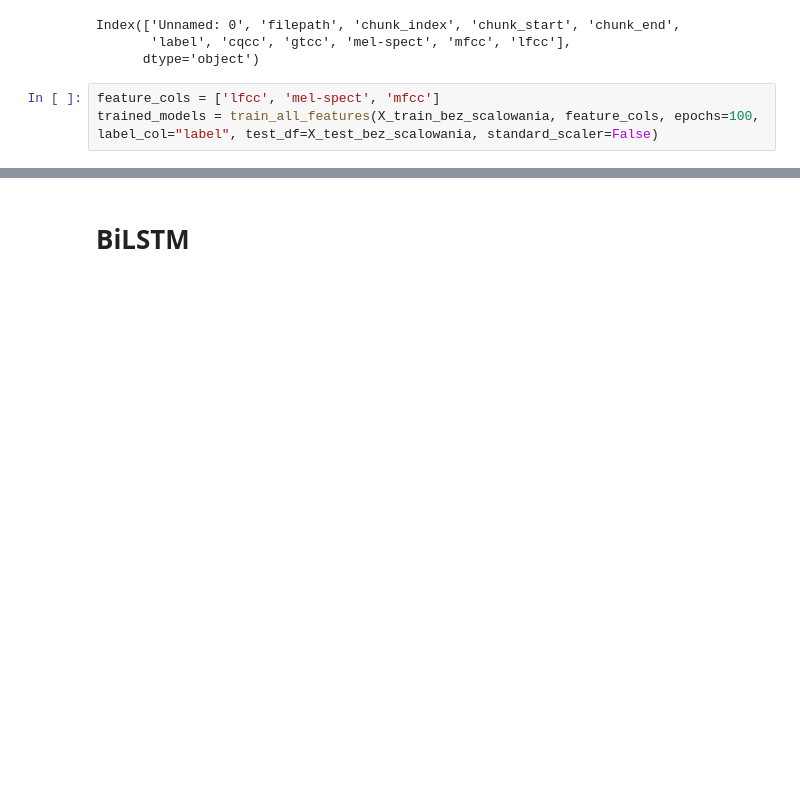
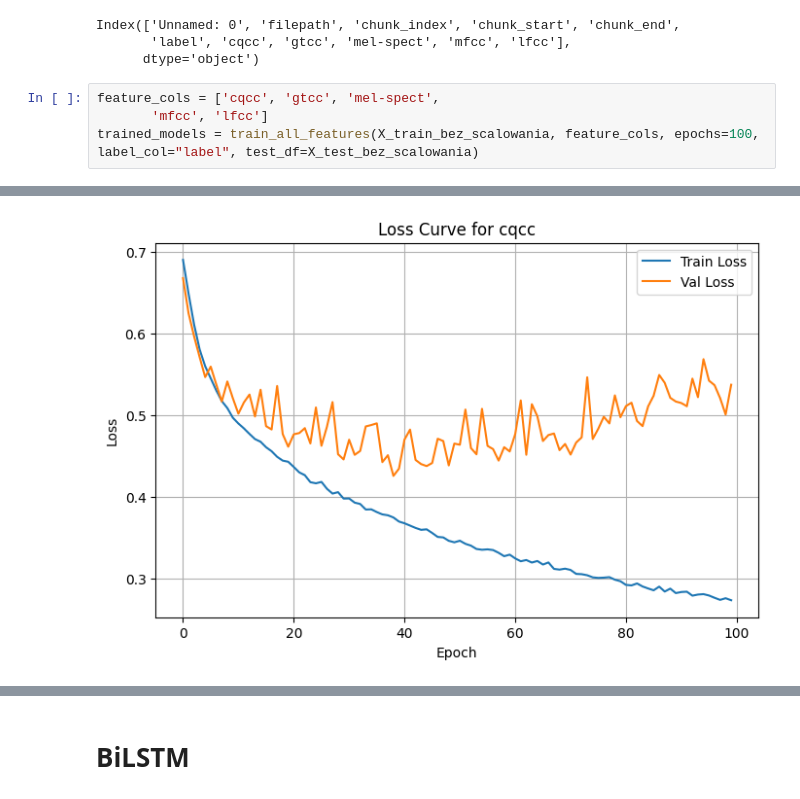
Before and after one commit to IzaP1k/AudioAnalysisDetector, a Jupyter notebook: ASV_deep_learning.ipynb, the cells around one changed output, grey strips where cells are left out. Drawn from its saved outputs; the diff is of its cells as text; blank space fills up the shorter version.

Commit message:
changes to train all hyperparams

```diff
--- a/ASV_deep_learning.ipynb
+++ b/ASV_deep_learning.ipynb
@@ -226,6 +192,7 @@ Index(['Unnamed: 0', 'filepath', 'chunk_index', 'chunk_start', 'chunk_end',
        'label', 'cqcc', 'gtcc', 'mel-spect', 'mfcc', 'lfcc'],
       dtype='object')
 # %%
-feature_cols = ['lfcc', 'mel-spect', 'mfcc']
-trained_models = train_all_features(X_train_bez_scalowania, feature_cols, epochs=100, label_col="label", test_df=X_test_bez_scalowania, standard_scaler=False)
+feature_cols = ['cqcc', 'gtcc', 'mel-spect',
+       'mfcc', 'lfcc']
+trained_models = train_all_features(X_train_bez_scalowania, feature_cols, epochs=100, label_col="label", test_df=X_test_bez_scalowania)
 # %% [output]
@@ -233,0 +216 @@ trained_models = train_all_features(X_train_bez_scalowania, feature_cols, epochs
+[figure, added]
```
Also changed, not shown: parts of 21 cells of this notebook, 1 other file.
